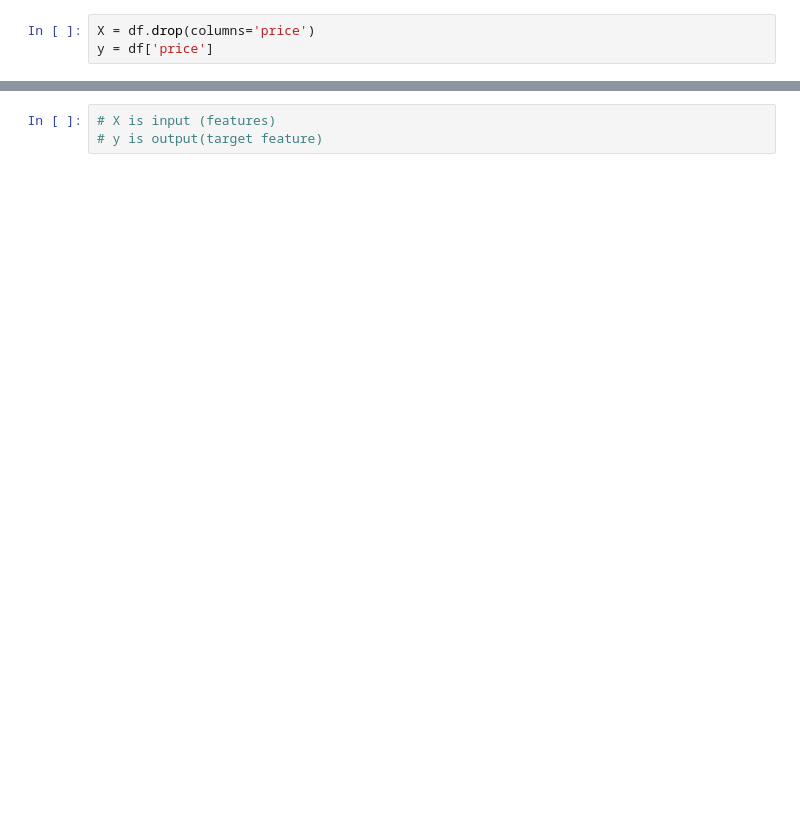
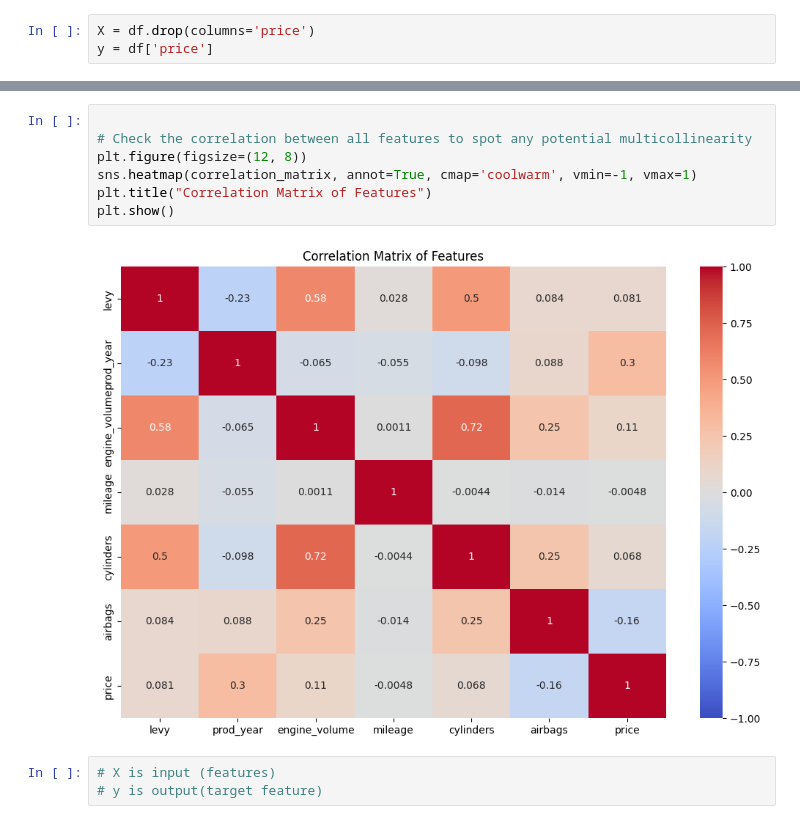
Before and after one commit to AI-ML1/Supervised-ML-Projects, a Jupyter notebook: Car_Price_Regression_Supervised_ML/Car_Price_Regression_ML.ipynb, the cells around one changed output, grey strips where cells are left out. Saved outputs shown, nothing was run; the diff lists cells and outputs as text; blank space fills up the shorter version.

```diff
--- a/Car_Price_Regression_Supervised_ML/Car_Price_Regression_ML.ipynb
+++ b/Car_Price_Regression_Supervised_ML/Car_Price_Regression_ML.ipynb
@@ -603,3 +620,12 @@ plot_mi_scores(mi_scores_df["MI Score"])
+# %%
+
+# Check the correlation between all features to spot any potential multicollinearity
+plt.figure(figsize=(12, 8))
+sns.heatmap(correlation_matrix, annot=True, cmap='coolwarm', vmin=-1, vmax=1)
+plt.title("Correlation Matrix of Features")
+plt.show()
+# %% [output]
+[figure, added]
 # %%
 # X is input (features)
 # y is output(target feature)
```
Also changed, not shown: parts of 3 cells of this notebook.
